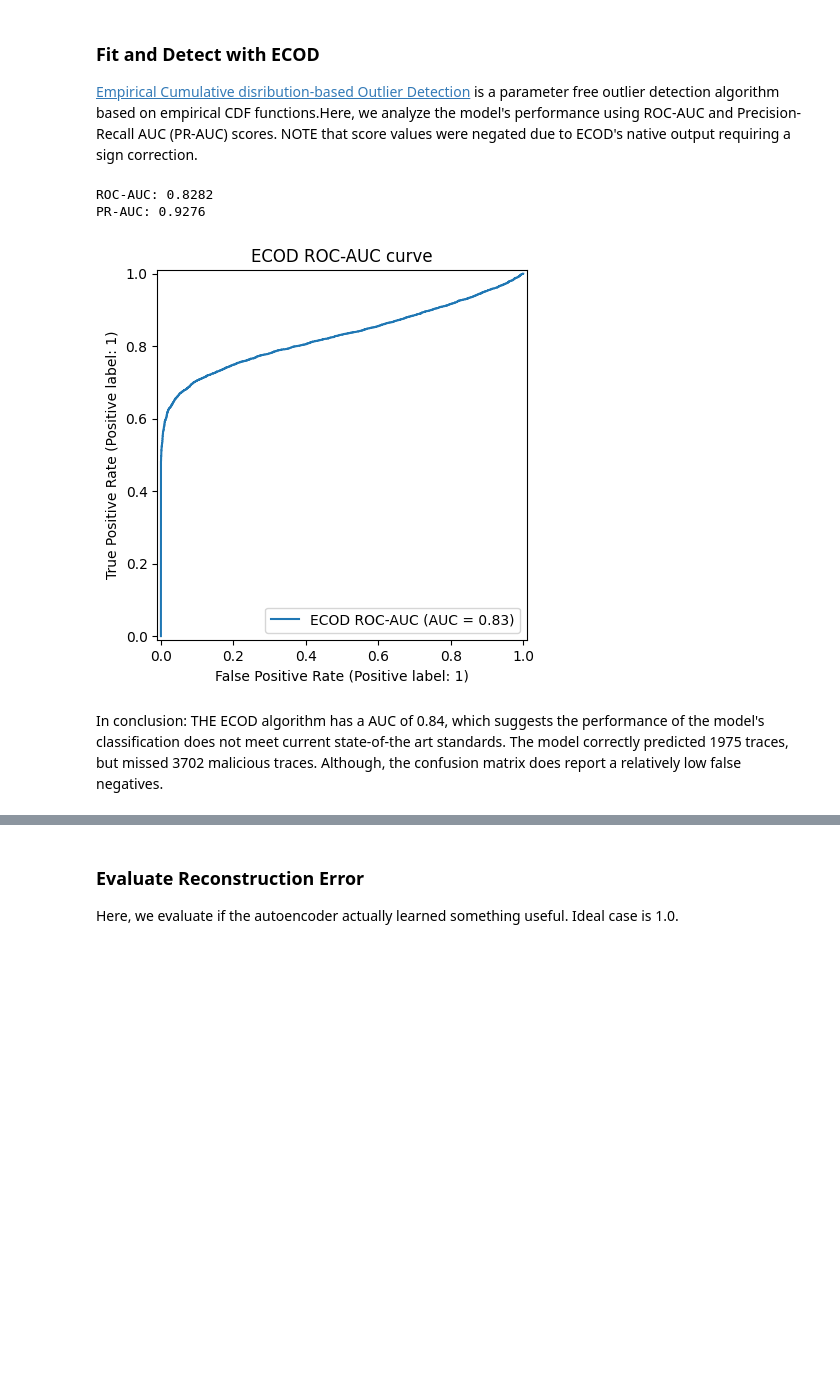
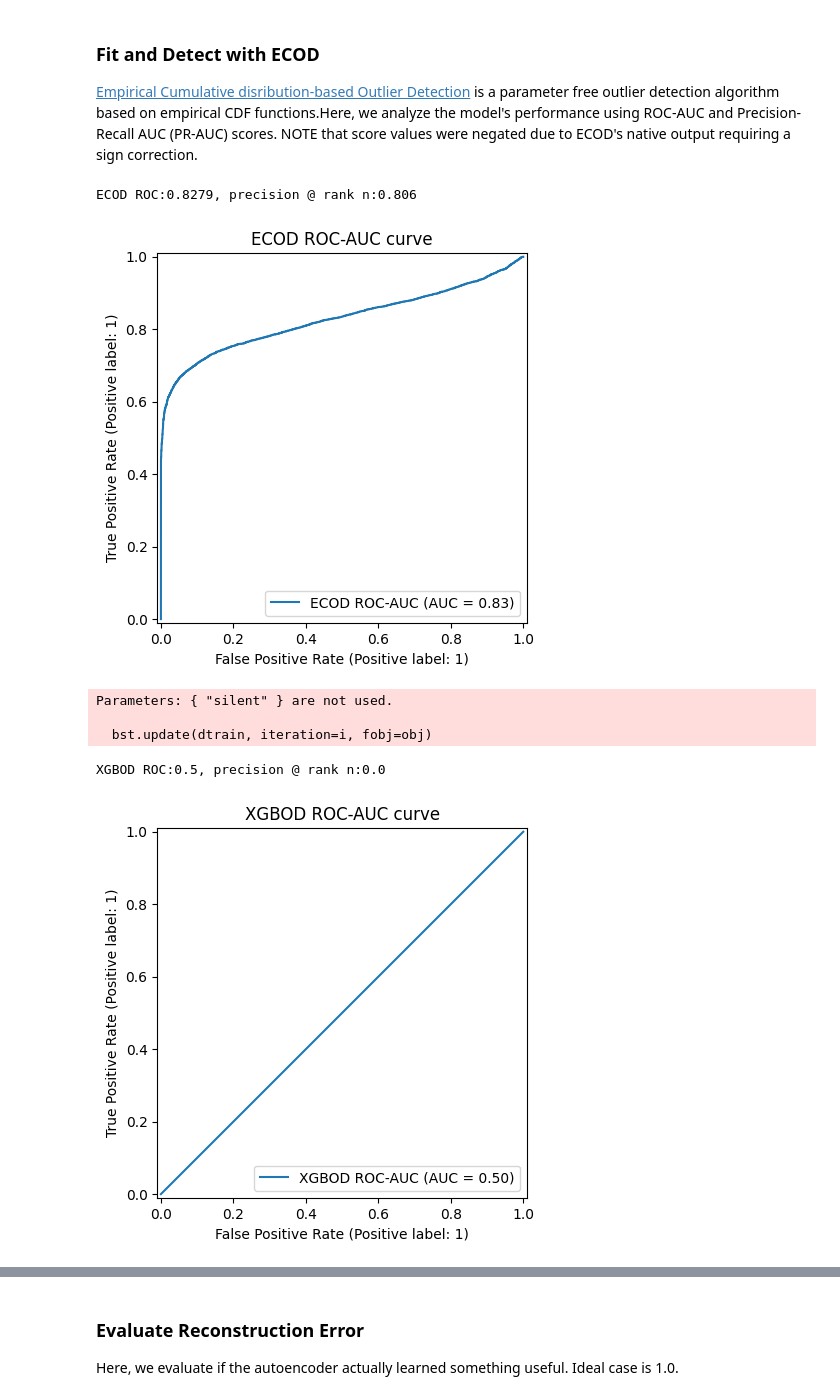
Before and after one commit to ericnmt/htd-benchmarking, a Jupyter notebook: notebooks/T800-HT-ML-Pipeline.ipynb, the cells around one changed output, grey strips where cells are left out. Cells and saved outputs as stored; diff of their text form; code cells hidden in the pictures; blank space fills up the shorter version.

Commit message:
Added probabilistic, linear, ensemble, and proximity based models.

```diff
--- a/notebooks/T800-HT-ML-Pipeline.ipynb
+++ b/notebooks/T800-HT-ML-Pipeline.ipynb
@@ -330,10 +333,15 @@ model.eval() # Switch from training to inference
 with torch.no_grad():
   # Encode latent space - training split
   Z_train = model.encoder(train_t.to(device)).cpu().numpy()
+  np.save("Z_train.npy", Z_train)
   # Encode latent space - test normal split
-  Z_test_norm = model.encoder(torch.tensor(test_norm_s, dtype=torch.float32).to(device)).cpu().numpy()
+  Z_test_norm = model.encoder(torch.tensor(test_norm_s, dtype=torch.float32).to
+  (device)).cpu().numpy()
+  np.save("Z_test_norm.npy", Z_test_norm)
   # Encode latent space - test anomalous split
   Z_test_anom = model.encoder(torch.tensor(test_anom_s, dtype=torch.float32).to(device)).cpu().numpy()
+  np.save("Z_test_anom.npy", Z_test_anom)
+  torch.save(model.state_dict(), "ae_seed0.pt")
 
 print(Z_train.shape)
 # %% [output]
@@ -344,8 +352,8 @@ print(Z_train.shape)
 # %%
 import pyod as pyod
 from pyod.models.ecod import ECOD
-from sklearn.metrics import roc_auc_score, average_precision_score,confusion_matrix, f1_score
-
+from pyod.utils.data import evaluate_print
+from sklearn.metrics import roc_auc_score, average_precision_score
 # Initialize classifier instance
 clf = ECOD()
 # Fit/train model on the latent space representation
@@ -357,22 +365,46 @@ test_anom_scores = -clf.decision_function(Z_test_anom)
 
 scores = np.concatenate([test_norm_scores, test_anom_scores])
 labels = np.concatenate([np.zeros(len(test_norm_scores)), np.ones(len(test_anom_scores))])
-preds = (scores > 0).astype(int)
 
 # ROC AUC
 auc = roc_auc_score(labels, scores)
 # Precision/Recall AUC
 pr_auc = average_precision_score(labels, scores)
 
-print(f"ROC-AUC: {auc:.4f}")
-print(f"PR-AUC: {pr_auc:.4f}")
+evaluate_print('ECOD', labels, scores)
 
 RocCurveDisplay.from_predictions(labels, scores, name="ECOD ROC-AUC")
-plt.title(f"ECOD ROC-AUC curve")
+plt.title("ECOD ROC-AUC curve")
 plt.show()
 # %% [output]
-ROC-AUC: 0.8282
-PR-AUC: 0.9276
+ECOD ROC:0.8279, precision @ rank n:0.806
 [figure]
-# %% [markdown]
-In conclusion: THE ECOD algorithm has a AUC of 0.84, which suggests the performance of the model's classification does not meet current state-of-the art standards. The model correctly predicted 1975 traces, but missed 3702 malicious traces. Although, the confusion matrix does report a relatively low false negatives.
+# %%
+from pyod.models.xgbod import XGBOD
+X_train = Z_train
+X_test = np.vstack([Z_test_norm, Z_test_anom])
+clf = XGBOD(random_state=0)
+clf.fit(X_train, y=np.zeros(len(X_train)))
+
+test_norm_scores = clf.decision_function(Z_test_norm)
+test_anom_scores = clf.decision_function(Z_test_anom)
+
+scores = np.concatenate([test_norm_scores, test_anom_scores])
+labels = np.concatenate([np.zeros(len(test_norm_scores)), np.ones(len(test_anom_scores))])
+
+# ROC AUC
+auc = roc_auc_score(labels, scores)
+# Precision/Recall AUC
+pr_auc = average_precision_score(labels, scores)
+
+evaluate_print('XGBOD', labels, scores)
+
+RocCurveDisplay.from_predictions(labels, scores, name="XGBOD ROC-AUC")
+plt.title("XGBOD ROC-AUC curve")
+plt.show()
+# %% [output]
+Parameters: { "silent" } are not used.
+
+  bst.update(dtrain, iteration=i, fobj=obj)
+XGBOD ROC:0.5, precision @ rank n:0.0
+[figure, added]
```
Also changed, not shown: parts of 18 cells of this notebook.
